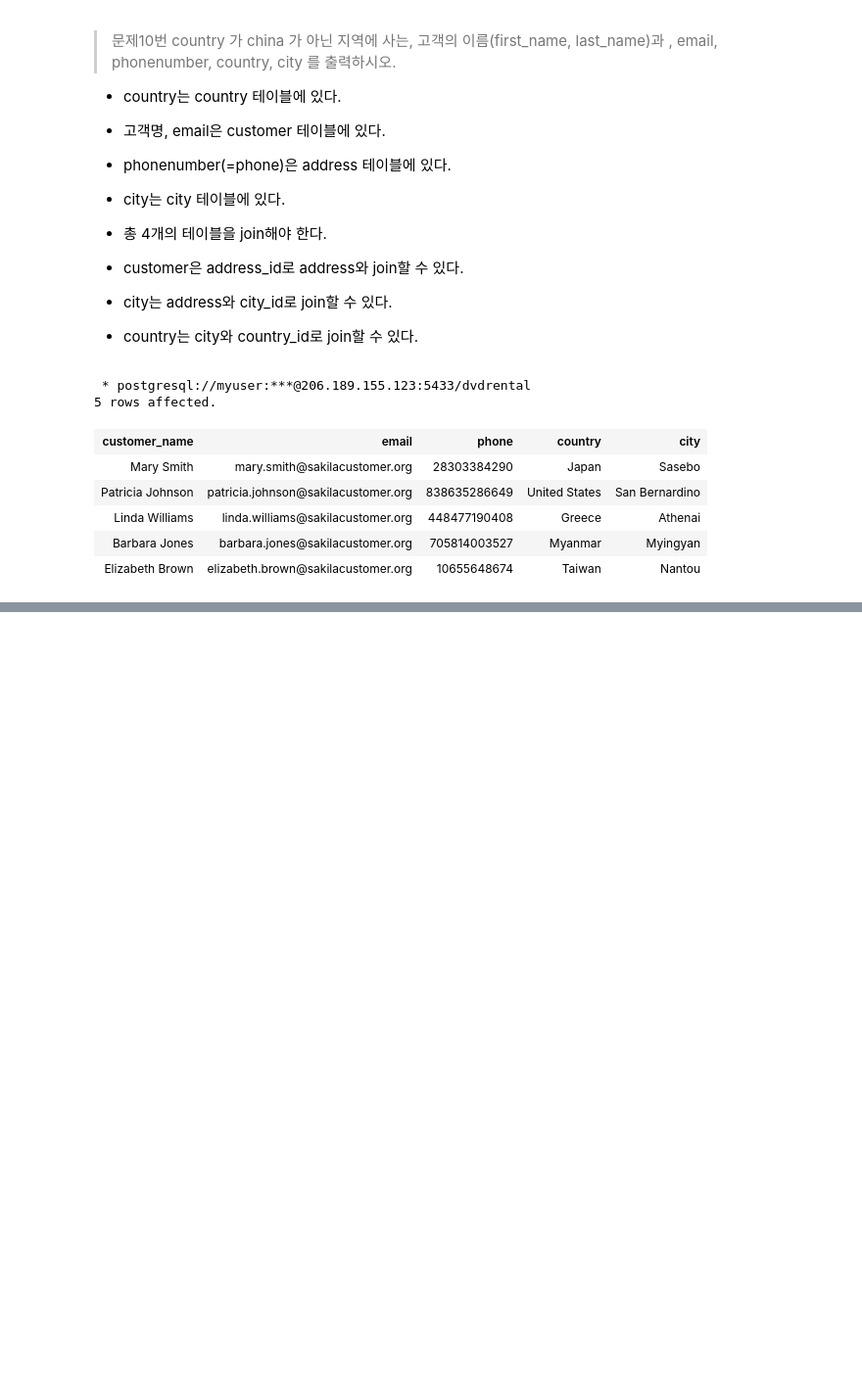
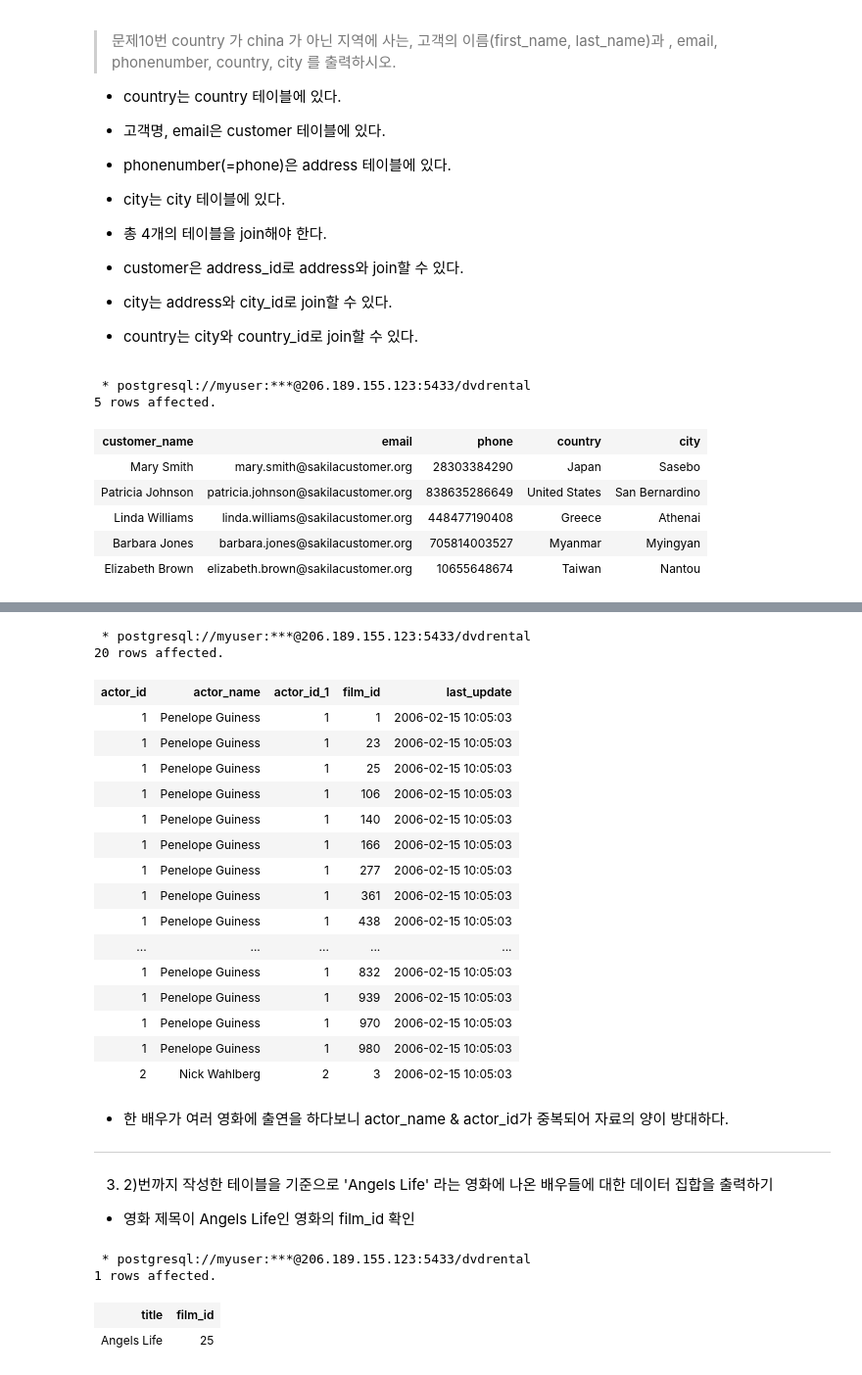
Before and after one commit to gabesoon/IT_WILL_Data_Science_Bootcamp, a Jupyter notebook: 1. SQL/SQl 100제 정리/19. 중간정리 (INNER JOIN & LEFT OUTER JOIN).ipynb, the cells around one changed output, grey strips where cells are left out. Shown at 98% size. Saved outputs shown, nothing was run; the diff lists cells and outputs as text; code cells hidden in the pictures; blank space fills up the shorter version.

```diff
--- a/1. SQL/SQl 100제 정리/19. 중간정리 (INNER JOIN & LEFT OUTER JOIN).ipynb
+++ b/1. SQL/SQl 100제 정리/19. 중간정리 (INNER JOIN & LEFT OUTER JOIN).ipynb
@@ -533,0 +635,55 @@ LIMIT 5;
+# %%
+%%sql
+
+select
+	A.ACTOR_ID ,
+	A.FIRST_NAME || ' ' || A.LAST_NAME as ACTOR_NAME,
+	FA.*
+from
+	ACTOR A
+left outer join FILM_ACTOR FA
+on
+    A.ACTOR_ID = FA.ACTOR_ID
+LIMIT 20;
+# %% [output]
+ * postgresql://myuser:***@206.189.155.123:5433/dvdrental
+20 rows affected.
+| actor_id | actor_name | actor_id_1 | film_id | last_update |
+| 1 | Penelope Guiness | 1 | 1 | 2006-02-15 10:05:03 |
+| 1 | Penelope Guiness | 1 | 23 | 2006-02-15 10:05:03 |
+| 1 | Penelope Guiness | 1 | 25 | 2006-02-15 10:05:03 |
+| 1 | Penelope Guiness | 1 | 106 | 2006-02-15 10:05:03 |
+| 1 | Penelope Guiness | 1 | 140 | 2006-02-15 10:05:03 |
+| 1 | Penelope Guiness | 1 | 166 | 2006-02-15 10:05:03 |
+| 1 | Penelope Guiness | 1 | 277 | 2006-02-15 10:05:03 |
+| 1 | Penelope Guiness | 1 | 361 | 2006-02-15 10:05:03 |
+| 1 | Penelope Guiness | 1 | 438 | 2006-02-15 10:05:03 |
+| ... | ... | ... | ... | ... |
+| 1 | Penelope Guiness | 1 | 832 | 2006-02-15 10:05:03 |
+| 1 | Penelope Guiness | 1 | 939 | 2006-02-15 10:05:03 |
+| 1 | Penelope Guiness | 1 | 970 | 2006-02-15 10:05:03 |
+| 1 | Penelope Guiness | 1 | 980 | 2006-02-15 10:05:03 |
+| 2 | Nick Wahlberg | 2 | 3 | 2006-02-15 10:05:03 |
+# %% [markdown]
+- 한 배우가 여러 영화에 출연을 하다보니 actor_name & actor_id가 중복되어 자료의 양이 방대하다.
+
+---
+# %% [markdown]
+3) 2)번까지 작성한 테이블을 기준으로 'Angels Life' 라는 영화에 나온 배우들에 대한 데이터 집합을 출력하기
+
+- 영화 제목이 Angels Life인 영화의 film_id 확인
+# %%
+%%sql
+
+SELECT
+	TITLE,
+	FILM_ID
+FROM
+	FILM F
+WHERE
+	TITLE = 'Angels Life';
+# %% [output]
+ * postgresql://myuser:***@206.189.155.123:5433/dvdrental
+1 rows affected.
+| title | film_id |
+| Angels Life | 25 |
```
Also changed, not shown: parts of 23 cells of this notebook.
